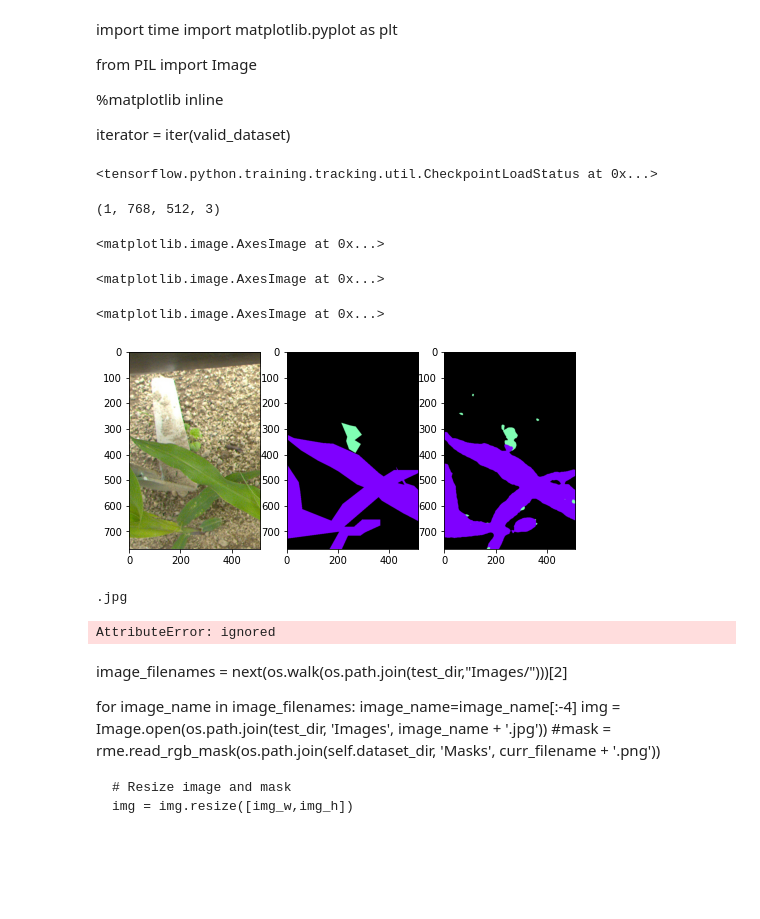
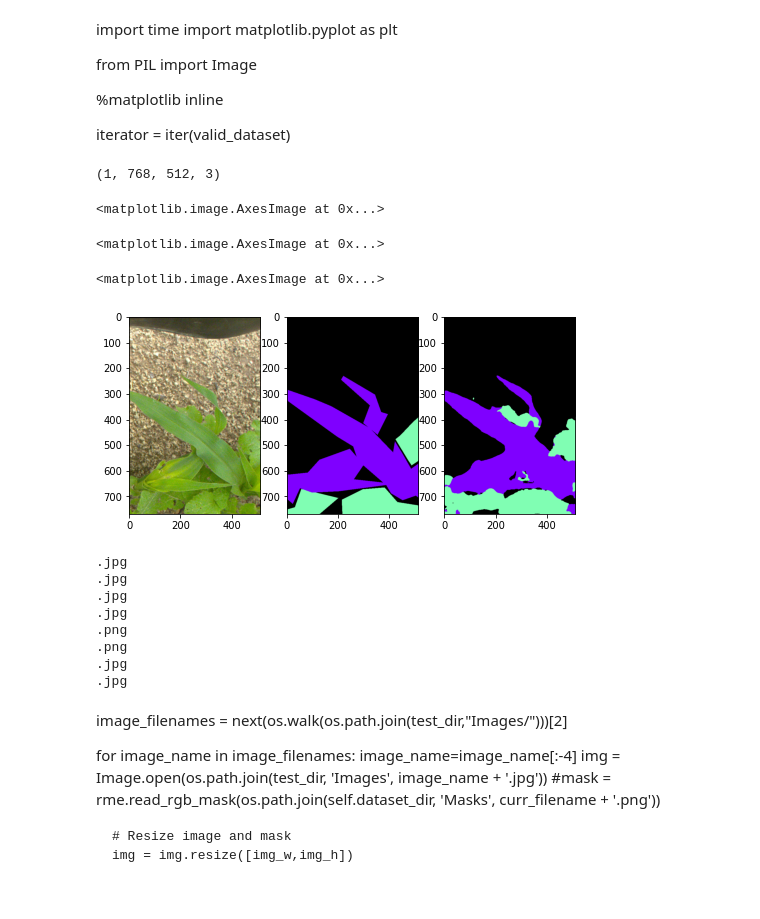
Before and after one commit to tizianofucci/A2NDLSegmentation, a Jupyter notebook: Notebook/colab.ipynb, the cells around one changed output. Cells and saved outputs as stored; diff of their text form; code cells hidden in the pictures; blank space fills up the shorter version.

Commit message:
Achieve best result in test

```diff
--- a/Notebook/colab.ipynb
+++ b/Notebook/colab.ipynb
@@ -914,7 +930,7 @@ from PIL import Image
 
 iterator = iter(valid_dataset)
 # %%
-model.load_weights('content/drive/cp.ckpt')
+#model.load_weights(os.path.join(os.getcwd(),'multiclass_exps/CNN_Dec20_18-43-12/ckpts/cp.ckpt'))
 
 fig, ax = plt.subplots(1, 3, figsize=(8, 8))
 fig.show()
@@ -928,37 +944,36 @@ out_sigmoid = model.predict(x=tf.expand_dims(image, 0))
 # Get predicted class as the index corresponding to the maximum value in the vector probability
 # predicted_class = tf.cast(out_sigmoid > score_th, tf.int32)
 # predicted_class = predicted_class[0, ..., 0]
 predicted_class = tf.argmax(out_sigmoid, -1)
 
 out_sigmoid.shape
 
 predicted_class = predicted_class[0, ...]
 
 # Assign colors (just for visualization)
 target_img = np.zeros([target.shape[0], target.shape[1], 3])
 prediction_img = np.zeros([target.shape[0], target.shape[1], 3])
 
 target_img[np.where(target == 0)] = [0, 0, 0]
 for i in range(1, 3):
   target_img[np.where(target == i)] = np.array(colors[i-1])[:3] * 255
 
 prediction_img[np.where(predicted_class == 0)] = [0, 0, 0]
 for i in range(1, 3):
   prediction_img[np.where(predicted_class == i)] = np.array(colors[i-1])[:3] * 255
 
 ax[0].imshow(np.uint8(image))
 ax[1].imshow(np.uint8(target_img))
 ax[2].imshow(np.uint8(prediction_img))
 
 fig.canvas.draw()
 time.sleep(1)
 # %% [output]
-<tensorflow.python.training.tracking.util.CheckpointLoadStatus at 0x...>
+(1, 768, 512, 3)
-(1, 768, 512, 3)
+<matplotlib.image.AxesImage at 0x...>
 <matplotlib.image.AxesImage at 0x...>
 <matplotlib.image.AxesImage at 0x...>
-<matplotlib.image.AxesImage at 0x...>
-[figure, old version]
+[figure, new version]
 # %%
 submission_dict = {}
 
@@ -979,7 +994,7 @@ for i in range(0,8):
         #mask = rme.read_rgb_mask(os.path.join(self.dataset_dir, 'Masks', curr_filename + '.png'))
 
         # Resize image and mask
-        img = img.resize([2048, 1536])
+        img = img.resize([2048,1536])
 
 
 
@@ -1007,36 +1022,25 @@ for i in range(0,8):
             # Get predicted class as the index corresponding to the maximum value in the vector probability
             # predicted_class = tf.cast(out_sigmoid > score_th, tf.int32)
             # predicted_class = predicted_class[0, ..., 0]
-            predicted_class = tf.argmax(out_sigmoid, -1)
-
-            #out_sigmoid.shape
-
+            predicted_class = np.argmax(out_sigmoid, -1)
             predicted_class = predicted_class[0, ...]
-
-            prediction_img = np.zeros([img_h, img_w, 3])
-
-
-            prediction_img[np.where(predicted_class == 0)] = [0, 0, 0]
-            for i in range(1, 3):
-              prediction_img[np.where(predicted_class == i)] = np.array(colors[i-1])[:3] * 255
 
         #     ax[0].imshow(np.uint8(patches[j]))
         #     ax[1].imshow(np.uint8(prediction_img))
 
-            predictions.append(prediction_img)
+            predictions.append(predicted_class)
 
-            #fig.canvas.draw()
-            time.sleep(1)
 
-        mask_arr = tf.concat([predictions[0], predictions[4]], 0)
+
+        total = tf.concat([predictions[0], predictions[4]], 0)
 
         for x in range (1,4):
             result=tf.concat([predictions[x], predictions[x+4]], 0)
-            mask_arr=tf.concat([mask_arr, result], 1)
+            total=tf.concat([total, result], 1)
 
-
+        mask_arr = np.array(total)
         submission_dict[image_name] = {}
-        submission_dict[image_name]['shape'] = [img_h,img_w]
+        submission_dict[image_name]['shape'] = [1536,2048]
         submission_dict[image_name]['team'] = teams[math.floor(i/2)]
         submission_dict[image_name]['crop'] = crops[i%2]
         submission_dict[image_name]['segmentation'] = {}
@@ -1059,7 +1063,13 @@ with open(os.path.join(dataset_dir[0],"submission.json"), 'w') as f:
     json.dump(submission_dict, f)
 # %% [output]
 .jpg
+.jpg
+.jpg
+.jpg
+.png
+.png
+.jpg
+.jpg
-AttributeError: ignored
 # %% [markdown]
 image_filenames = next(os.walk(os.path.join(test_dir,"Images/")))[2]
 
```
Also changed, not shown: parts of 3 cells of this notebook.
